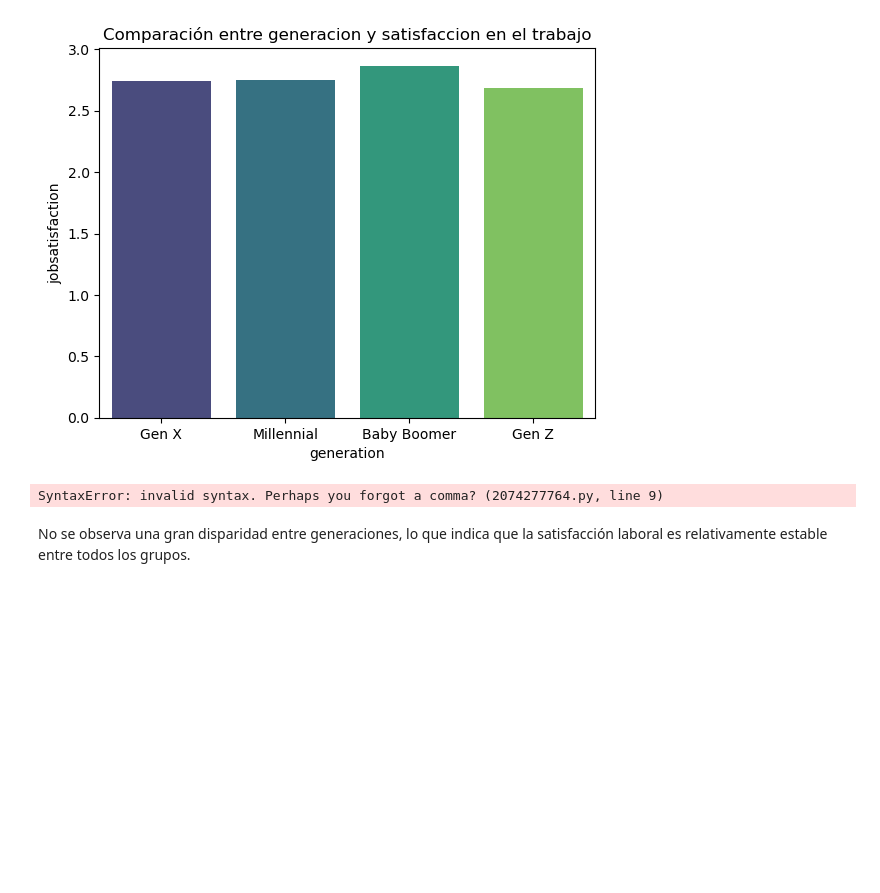
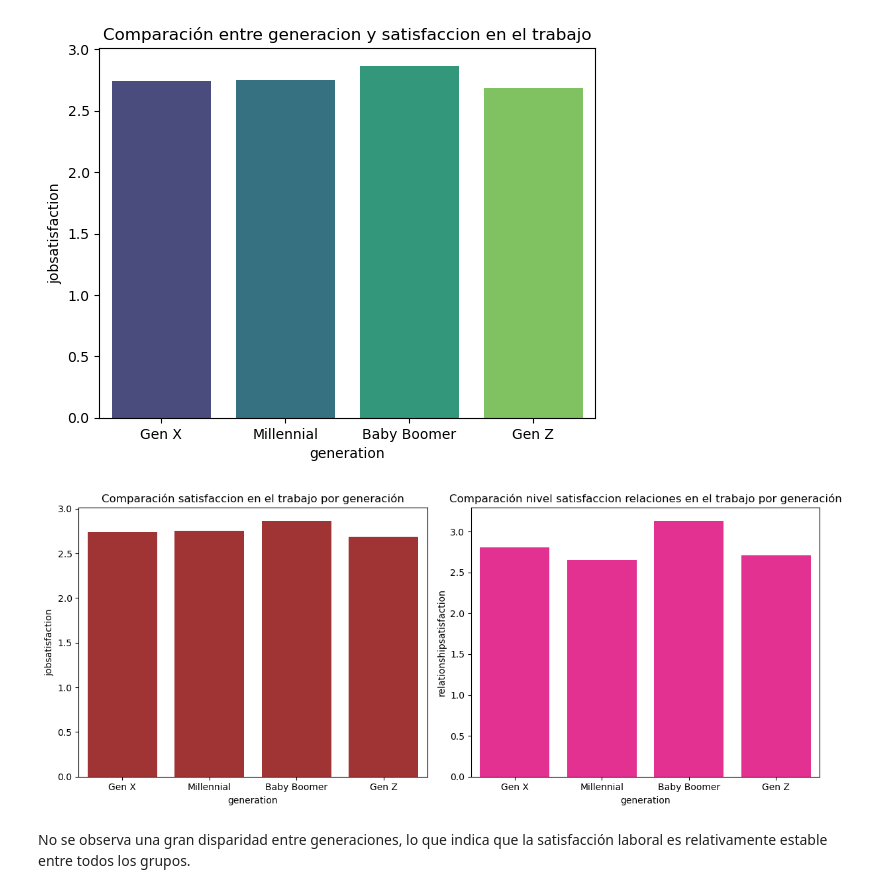
Before and after one commit to NuriaSalasVazquez/project-da-promo-49-modulo-3-team-4, a Jupyter notebook: EDA.ipynb, the cells around one changed output. Drawn from its saved outputs; the diff is of its cells as text; code cells hidden in the pictures; blank space fills up the shorter version.

```diff
--- a/EDA.ipynb
+++ b/EDA.ipynb
@@ -635,20 +633,20 @@ plt.show();
 # %%
 # Crear una figura con dos subgráficos
 fig, axes = plt.subplots(1, 2, figsize=(12, 5))
 
 # Primer gráfico: Barplot comparando 'generation' y 'joblevel'
 sns.barplot(x=df['generation'], y=df["jobsatisfaction"], ax=axes[0], color='firebrick',errorbar=None)
 axes[0].set_title("Comparación satisfaccion en el trabajo por generación")
 
 # Segundo gráfico: Boxplot comparando 'generation' y 'joblevel'
-sns.barplot(x=df['generation'], y=df['relationshipsatisfaction'] ax=axes[1], color='deeppink',errorbar=None)
+sns.barplot(x=df['generation'], y=df['relationshipsatisfaction'], ax=axes[1], color='deeppink',errorbar=None)
 axes[1].set_title("Comparación nivel satisfaccion relaciones en el trabajo por generación")
 
 # Mostrar los gráficos
 plt.tight_layout()
 plt.show()
 # %% [output]
-SyntaxError: invalid syntax. Perhaps you forgot a comma? (2074277764.py, line 9)
+[figure, added]
 # %% [markdown]
 No se observa una gran disparidad entre generaciones, lo que indica que la satisfacción laboral es relativamente estable entre todos los grupos.
 # %%
```
Also changed, not shown: parts of 28 cells of this notebook.
